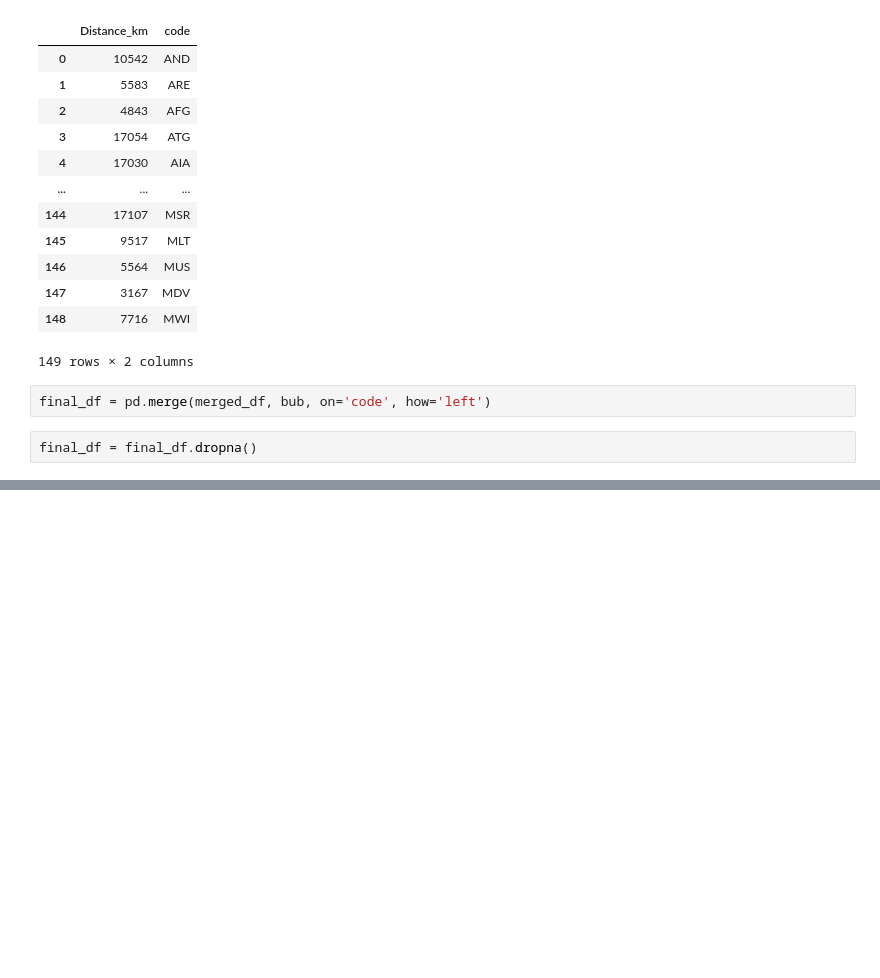
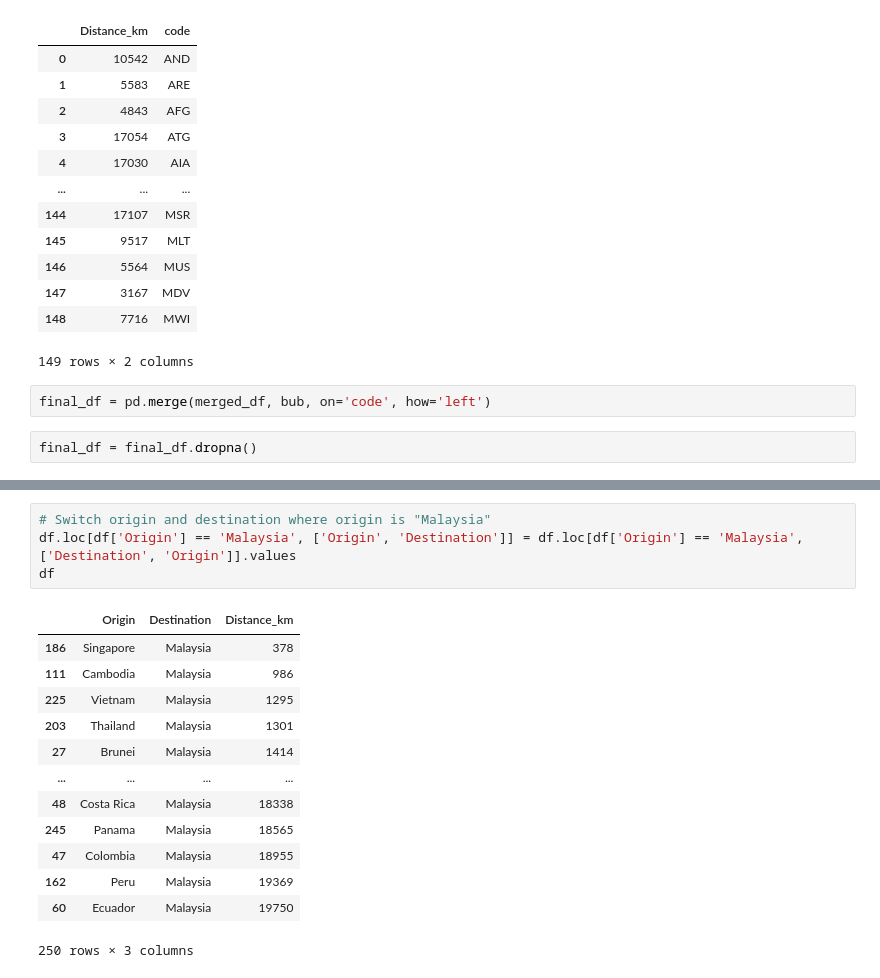
Before and after one commit to steverahardjo/viz02, a Jupyter notebook: src/dataset/proccessing.ipynb, the cells around one changed output, grey strips where cells are left out. Cells and saved outputs as stored; diff of their text form; blank space fills up the shorter version.

```diff
--- a/src/dataset/proccessing.ipynb
+++ b/src/dataset/proccessing.ipynb
@@ -416,0 +533,18 @@ p=pd.read_csv("pictograph.csv")
+# %%
+# Switch origin and destination where origin is "Malaysia"
+df.loc[df['Origin'] == 'Malaysia', ['Origin', 'Destination']] = df.loc[df['Origin'] == 'Malaysia', ['Destination', 'Origin']].values
+df
+# %% [output]
+|  | Origin | Destination | Distance_km |
+| 186 | Singapore | Malaysia | 378 |
+| 111 | Cambodia | Malaysia | 986 |
+| 225 | Vietnam | Malaysia | 1295 |
+| 203 | Thailand | Malaysia | 1301 |
+| 27 | Brunei | Malaysia | 1414 |
+| ... | ... | ... | ... |
+| 48 | Costa Rica | Malaysia | 18338 |
+| 245 | Panama | Malaysia | 18565 |
+| 47 | Colombia | Malaysia | 18955 |
+| 162 | Peru | Malaysia | 19369 |
+| 60 | Ecuador | Malaysia | 19750 |
+250 rows × 3 columns
```
Also changed, not shown: parts of 12 cells of this notebook, 11 other files.
